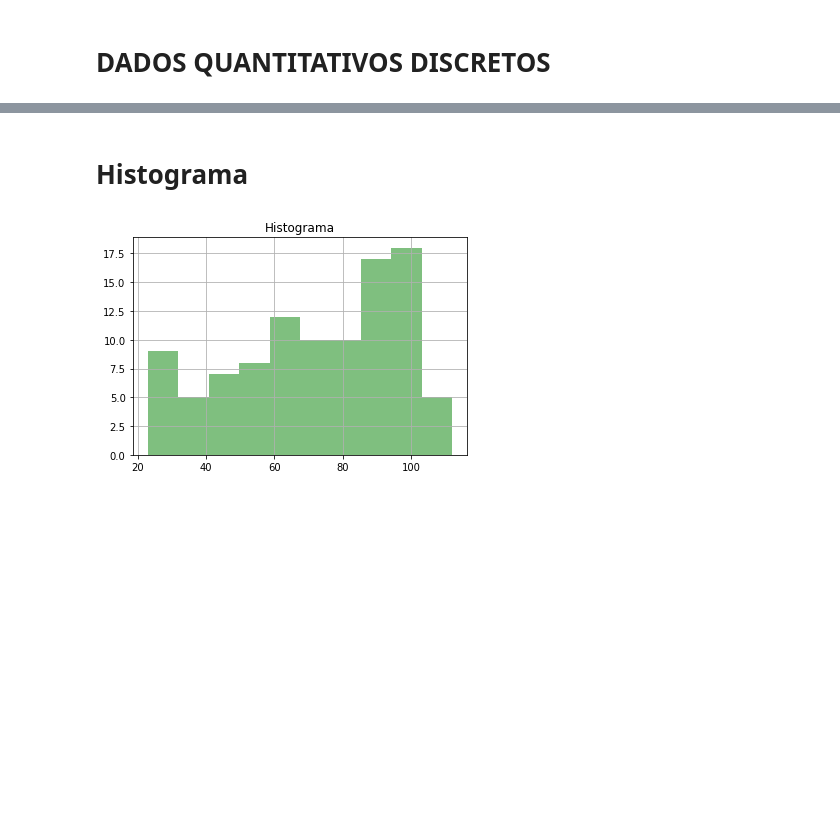
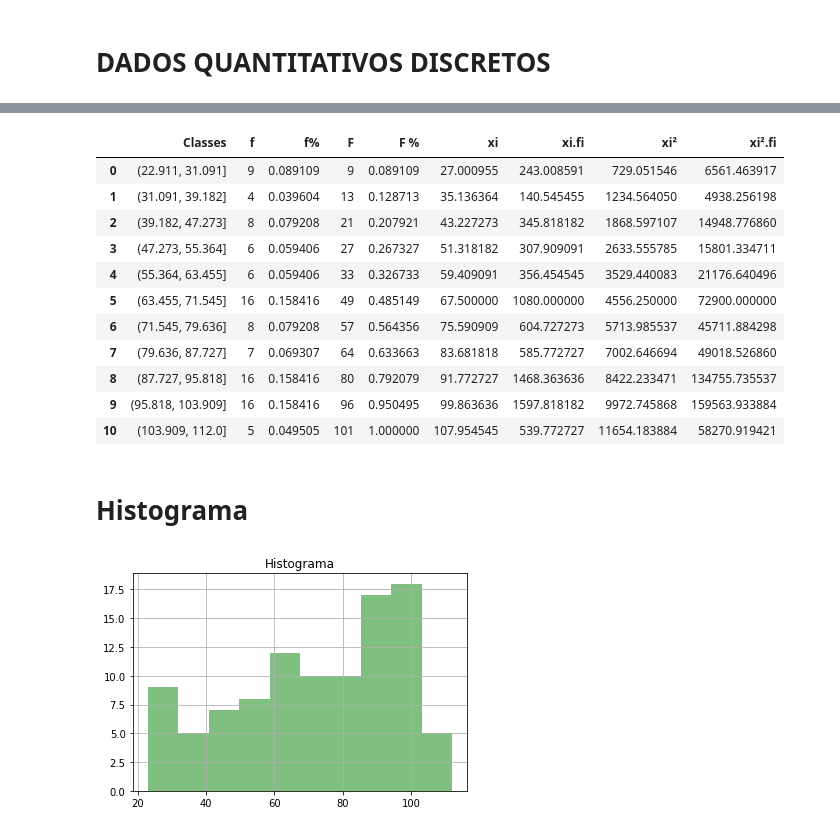
Before and after one commit to marcostark/estatistica-exploratoria, a Jupyter notebook: quantitativos_continuos.ipynb, the cells around one changed output, grey strips where cells are left out. Drawn from its saved outputs; the diff is of its cells as text; code cells hidden in the pictures; blank space fills up the shorter version.

```diff
--- a/quantitativos_continuos.ipynb
+++ b/quantitativos_continuos.ipynb
@@ -33,15 +33,15 @@ data = pd.Series(ordenados)
 #math.ceil arrendonda arredonda para o número inteiro mais próximo em direção ao infinito positivo
 tamanho = len(data)
 valor_minimo = min(data)
-#qnt_classe = math.ceil(math.sqrt(tamanho))
-qnt_classe = math.ceil(1 + 3.33* (math.log(amplitude,10)))
+amplitude = data.max() - data.min()
+qnt_classe = math.ceil(math.sqrt(tamanho))
+#k = 1 + 3.33* (math.log(amplitude,10))
+#qnt_classe = math.ceil(1 + 3.33* (math.log(amplitude,10)))
 
-amplitude = data.max() - data.min()
 intervalo = round(amplitude / qnt_classe,2)
 
 # Intervalos
 inicial = valor_minimo
-s = valor_minimo
 
 #Meu Proprio intervalo para recorte dos dados
 intervalos = []
@@ -49,27 +49,27 @@ for i in range(qnt_classe + 1):
     intervalos.append(inicial)
     inicial+= intervalo
 
-print(intervalos)
+#print(intervalos)
 print("Quantidade de classes: " , qnt_classe)
 print("Intervalo: ", intervalo)
 
 df = pd.DataFrame(data,columns=['Classes'])
-#df
 
 s, bins = pd.cut(pd.Series(df['Classes']), bins = qnt_classe, retbins=True)
-#print(factor)
+
+# Valores da classe
+#print(bins)
 
 ponto_medio = [(a + b) /2 for a,b in zip(bins[:-1], bins[1:])]
-print(ponto_medio)
+#print(ponto_medio)
 
 #lista_interval = list(interval[1:])
 #print(lista_interval)
 
 #Agrupando dados para contagem
 factor = pd.cut(df['Classes'],bins=qnt_classe)
-#frequencia = pd.value_counts(factor)
 frequencia = df.groupby(factor)['Classes'].agg(['count'])
-print(frequencia)
+#print(frequencia)
 
 #Salvando tabela inicial
 frequencia.to_csv('dataset_gerados/tabela_teste2.csv')
@@ -77,48 +77,38 @@ dataset_df = pd.read_csv('dataset_gerados/tabela_teste2.csv')
 
 # Calculando a frequencia acumulada
 frequencia = dataset_df['count']
-dataset_df.rename(columns={'count':'F'}, inplace=True)
-dataset_df['FA'] = dataset_df['F'].cumsum ()
+dataset_df.rename(columns={'count':'f'}, inplace=True)
+
+# Frequencia relativa
+f = sum(frequencia)
+dataset_df['f%'] = dataset_df['f'] / f
+
+# Frequencia acumulada
+dataset_df['F'] = dataset_df['f'].cumsum ()
 #print(dataset_df)
 
-# Calcular a frequencia relativa
+# Calcular a frequencia relativa acumulada
 total = sum(frequencia)
-dataset_df['FR %'] = dataset_df['F'] / total
-#dataset_df
-
-#Calcular a frequencia relativa acumulada
-dataset_df['FRA%'] = dataset_df['FR %'].cumsum ()
+dataset_df['F %'] = dataset_df['F'] / total
 #dataset_df
 
 # Ponto médio
-xi = []
-s = 0
-for i in range(qnt_classe):
-    xi.append(intervalos[i])
+dataset_df['xi'] = ponto_medio
 
-dataset_df['XI'] = xi + (intervalo / 2)
-#dataset_df
-
-# Frequencia acumulada do ponto médio
-dataset_df['F.XI'] = dataset_df['XI'].cumsum ()
-#dataset_df
+# Frequencia ponto médio
+dataset_df['xi.fi'] = dataset_df['xi'] * dataset_df['f']
 
 # Ponto Médio ao quadrado
-dataset_df['XI2'] = dataset_df['XI'] ** 2
-#dataset_df
+dataset_df['xi²'] = dataset_df['xi'] ** 2
 
 # Frequencia do Ponto Médio ao quadrado
-dataset_df['F.XI2'] = dataset_df['XI2'].cumsum ()
-#dataser_df
-
-# XI.LI
-dataset_df['XI.LI'] = dataset_df['XI'] * dataset_df['F']
+dataset_df['xi².fi'] = dataset_df['xi²'] * dataset_df['f']
+# dataset_df['XI².FI'] = dataset_df['XI²'].cumsum ()
 
 new_df = pd.DataFrame(dataset_df)
 new_df
 
-# Salvando tabela inicial
+#Salvando tabela inicial
 new_df.to_csv('dataset_gerados/TOFPC.csv',index=False)
-#print(ordenados)
-#new_df
+new_df
 # %% [output]
@@ -139,3 +117,15 @@ Classes
+|  | Classes | f | f% | F | F % | xi | xi.fi | xi² | xi².fi |
+| 0 | (22.911, 31.091] | 9 | 0.089109 | 9 | 0.089109 | 27.000955 | 243.008591 | 729.051546 | 6561.463917 |
+| 1 | (31.091, 39.182] | 4 | 0.039604 | 13 | 0.128713 | 35.136364 | 140.545455 | 1234.564050 | 4938.256198 |
+| 2 | (39.182, 47.273] | 8 | 0.079208 | 21 | 0.207921 | 43.227273 | 345.818182 | 1868.597107 | 14948.776860 |
+| 3 | (47.273, 55.364] | 6 | 0.059406 | 27 | 0.267327 | 51.318182 | 307.909091 | 2633.555785 | 15801.334711 |
+| 4 | (55.364, 63.455] | 6 | 0.059406 | 33 | 0.326733 | 59.409091 | 356.454545 | 3529.440083 | 21176.640496 |
+| 5 | (63.455, 71.545] | 16 | 0.158416 | 49 | 0.485149 | 67.500000 | 1080.000000 | 4556.250000 | 72900.000000 |
+| 6 | (71.545, 79.636] | 8 | 0.079208 | 57 | 0.564356 | 75.590909 | 604.727273 | 5713.985537 | 45711.884298 |
+| 7 | (79.636, 87.727] | 7 | 0.069307 | 64 | 0.633663 | 83.681818 | 585.772727 | 7002.646694 | 49018.526860 |
+| 8 | (87.727, 95.818] | 16 | 0.158416 | 80 | 0.792079 | 91.772727 | 1468.363636 | 8422.233471 | 134755.735537 |
+| 9 | (95.818, 103.909] | 16 | 0.158416 | 96 | 0.950495 | 99.863636 | 1597.818182 | 9972.745868 | 159563.933884 |
+| 10 | (103.909, 112.0] | 5 | 0.049505 | 101 | 1.000000 | 107.954545 | 539.772727 | 11654.183884 | 58270.919421 |
 # %% [markdown]
 # Histograma
 # %%
```
Also changed, not shown: parts of 2 cells of this notebook, 2 other files.
